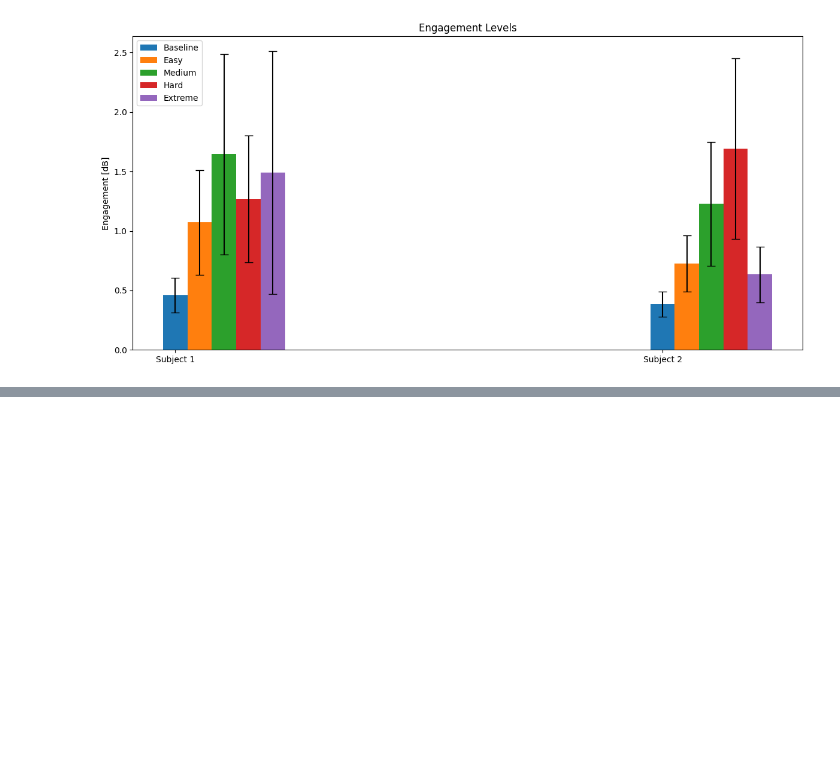
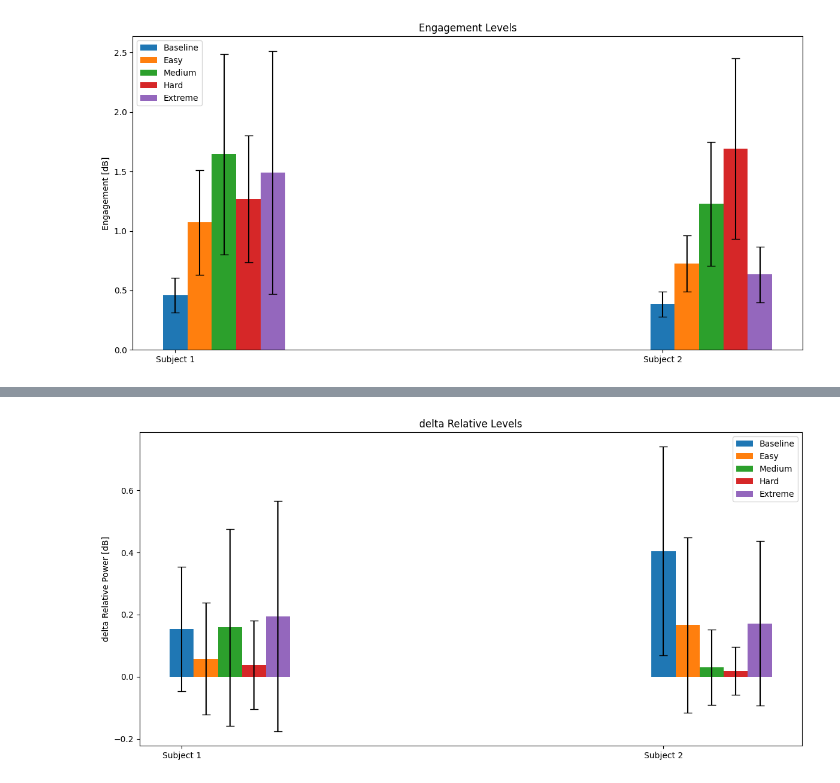
Before and after one commit to aaronjuma/EEGMario, a Jupyter notebook: Analysis/visualization.ipynb, the cells around one changed output, grey strips where cells are left out. Saved outputs shown, nothing was run; the diff lists cells and outputs as text; code cells hidden in the pictures; blank space fills up the shorter version.

```diff
--- a/Analysis/visualization.ipynb
+++ b/Analysis/visualization.ipynb
@@ -188,0 +325,4 @@ plot_engagement(baseline, easy, medium, hard, extreme)
+# %%
+plot_relative("delta", relative_data)
+# %% [output]
+[figure, added]
```
Also changed, not shown: parts of 8 cells of this notebook.
